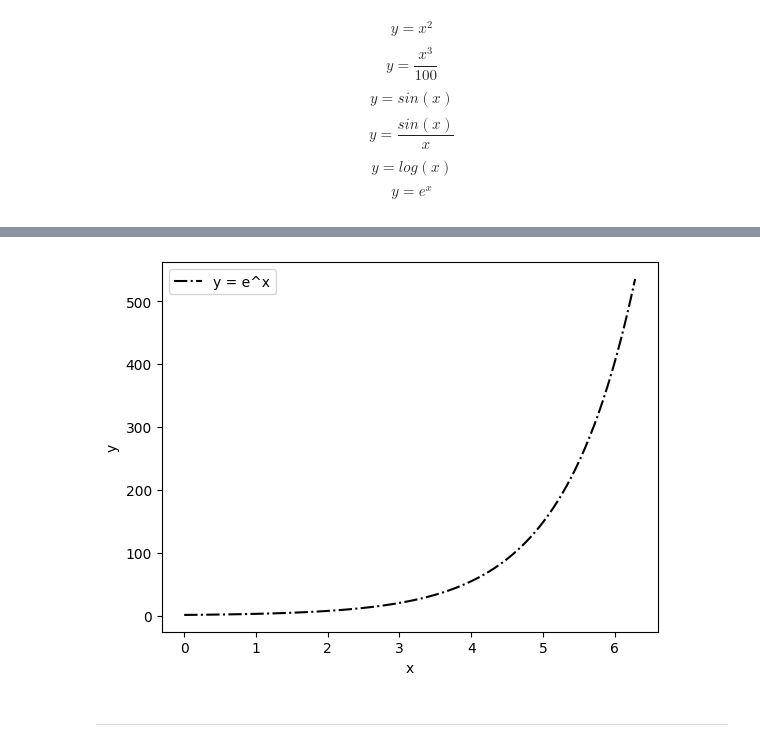
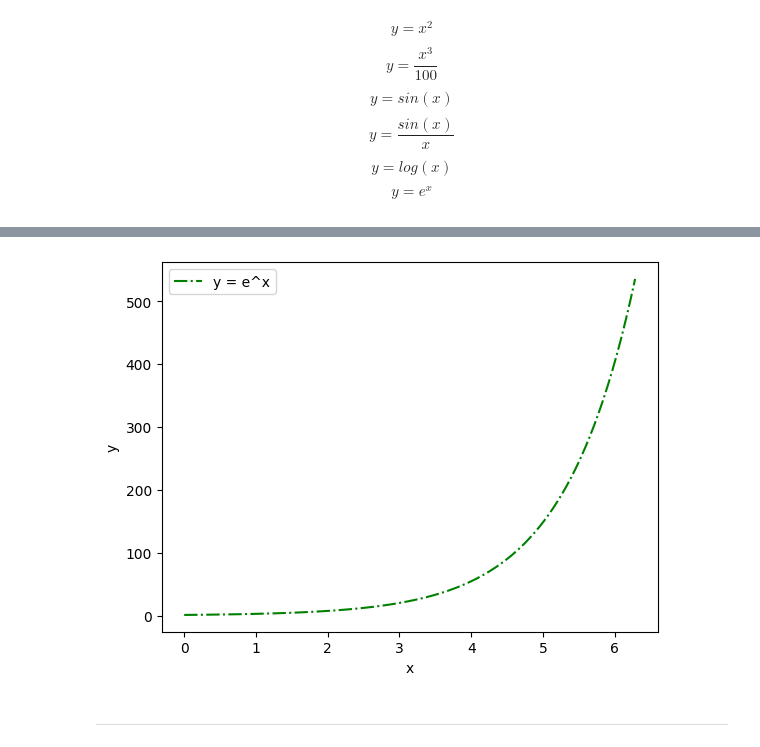
Before and after one commit to anuragupperwal/ML-ES-335-, a Jupyter notebook: ML.ipynb, the cells around one changed output, grey strips where cells are left out. Drawn from its saved outputs; the diff is of its cells as text; code cells hidden in the pictures.

```diff
--- a/ML.ipynb
+++ b/ML.ipynb
@@ -275,27 +274,27 @@ plt.show()
 # %%
 import matplotlib.pyplot as plt
 import numpy as np
 
 # Create an array of x values from 0 to 2*pi
 x = np.linspace(0, 2 * np.pi, 100)
 
 # Calculate the sine of each x value
 y = np.exp(x)
 
 
 # Title and labels
-plt.plot(x, y, label='y = e^x', color='black', linestyle='-.')
+plt.plot(x, y, label='y = e^x', color='green', linestyle='-.')
 
 plt.xlabel('x')
 plt.ylabel('y')
 
 # Show the legend
 plt.legend()
 
 # Show the plot
 plt.show()
 # %% [output]
-[figure, old version]
+[figure, new version]
 # %% [markdown]
 
 
```
Also changed, not shown: parts of 2 cells of this notebook.
